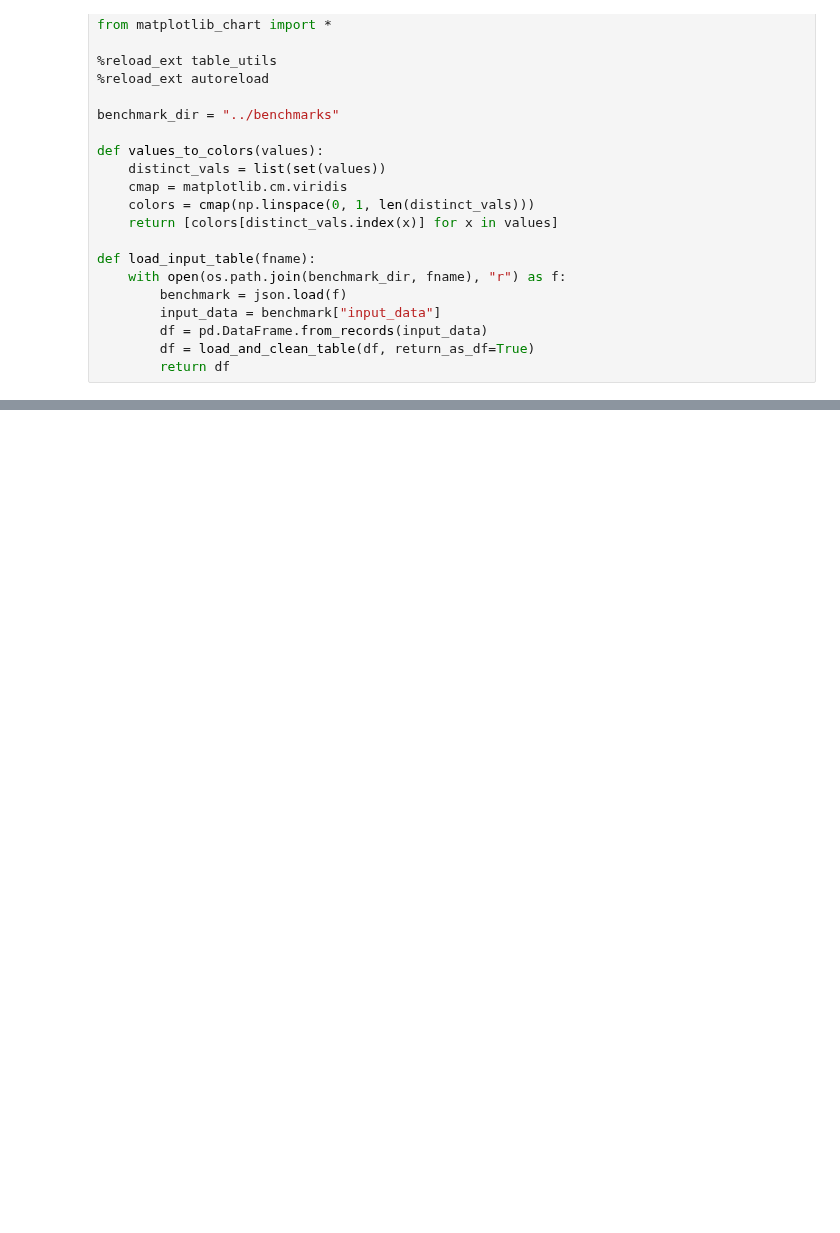
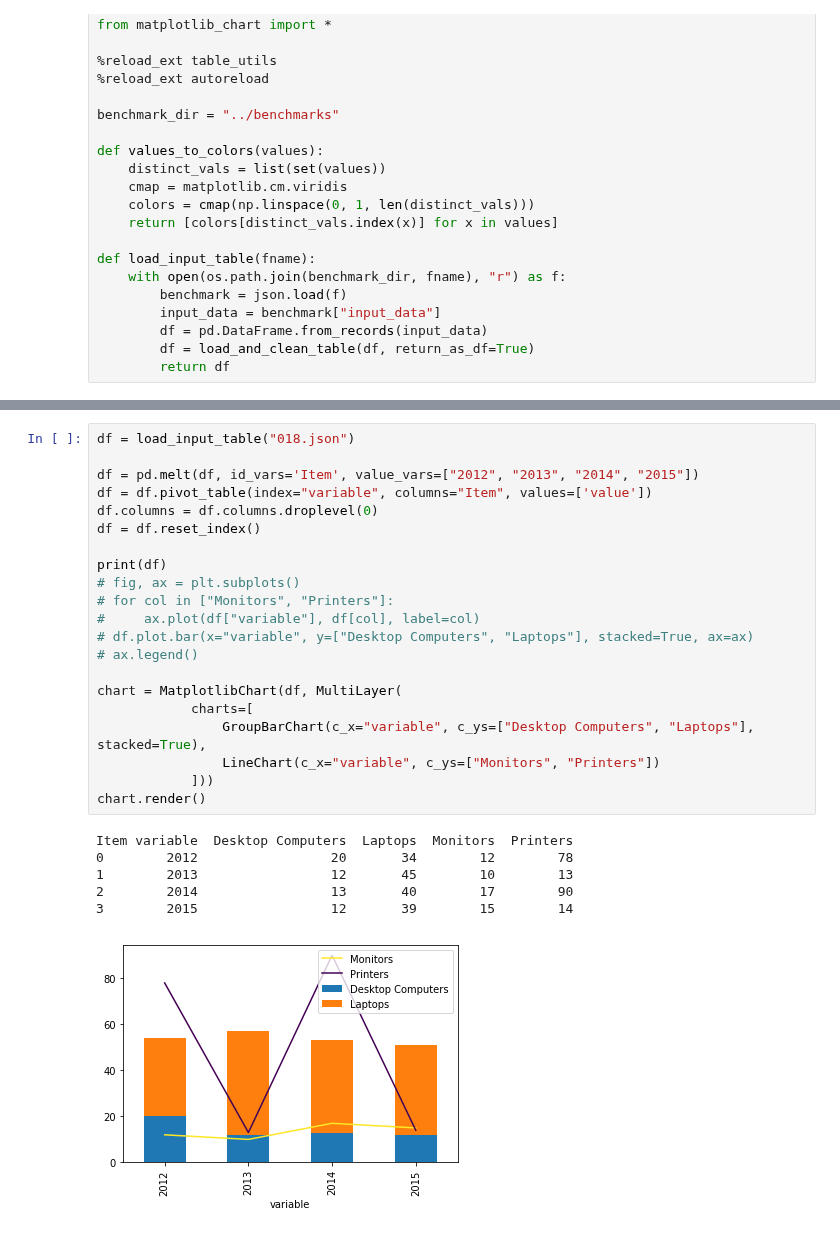
Before and after one commit to Mestway/falx, a Jupyter notebook: falx/matplotlib_exp.ipynb, the cells around one changed output, grey strips where cells are left out. Saved outputs shown, nothing was run; the diff lists cells and outputs as text; blank space fills up the shorter version.

Commit message:
support full matplotlib

```diff
--- a/falx/matplotlib_exp.ipynb
+++ b/falx/matplotlib_exp.ipynb
@@ -122,0 +139,28 @@ chart.render()
+# %%
+df = load_input_table("018.json")
+
+df = pd.melt(df, id_vars='Item', value_vars=["2012", "2013", "2014", "2015"])
+df = df.pivot_table(index="variable", columns="Item", values=['value'])
+df.columns = df.columns.droplevel(0)
+df = df.reset_index()
+
+print(df)
+# fig, ax = plt.subplots()
+# for col in ["Monitors", "Printers"]:
+#     ax.plot(df["variable"], df[col], label=col)
+# df.plot.bar(x="variable", y=["Desktop Computers", "Laptops"], stacked=True, ax=ax)
+# ax.legend()
+
+chart = MatplotlibChart(df, MultiLayer(
+            charts=[
+                GroupBarChart(c_x="variable", c_ys=["Desktop Computers", "Laptops"], stacked=True),
+                LineChart(c_x="variable", c_ys=["Monitors", "Printers"])
+            ]))
+chart.render()
+# %% [output]
+Item variable  Desktop Computers  Laptops  Monitors  Printers
+0        2012                 20       34        12        78
+1        2013                 12       45        10        13
+2        2014                 13       40        17        90
+3        2015                 12       39        15        14
+[figure, added]
```
Also changed, not shown: parts of 16 cells of this notebook, 1 other file.
